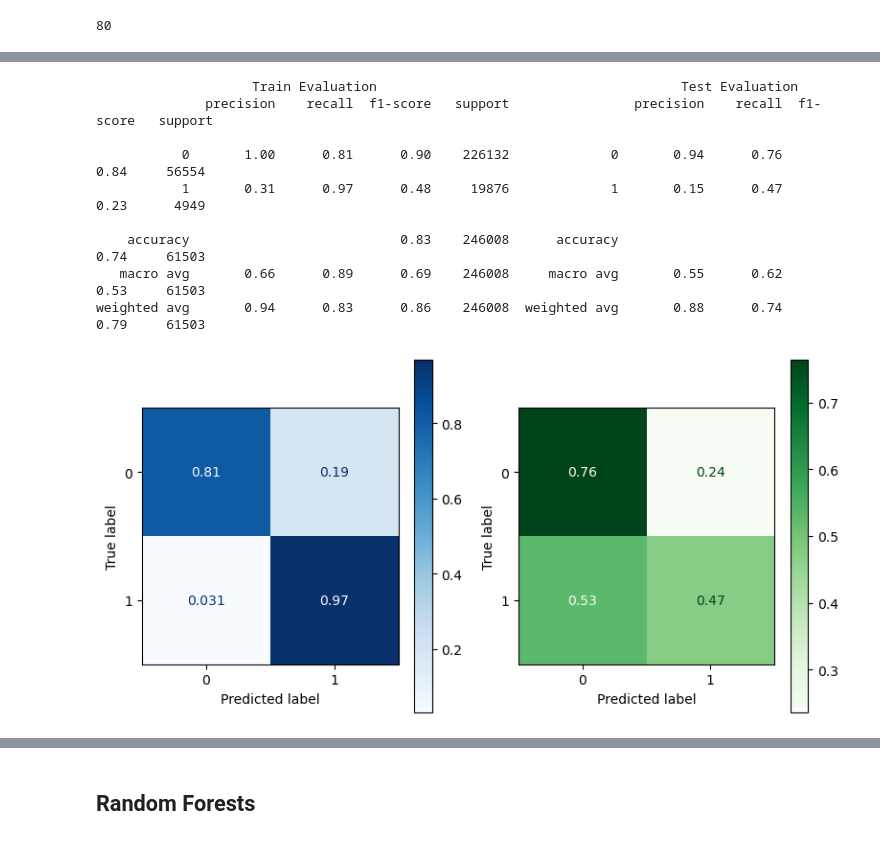
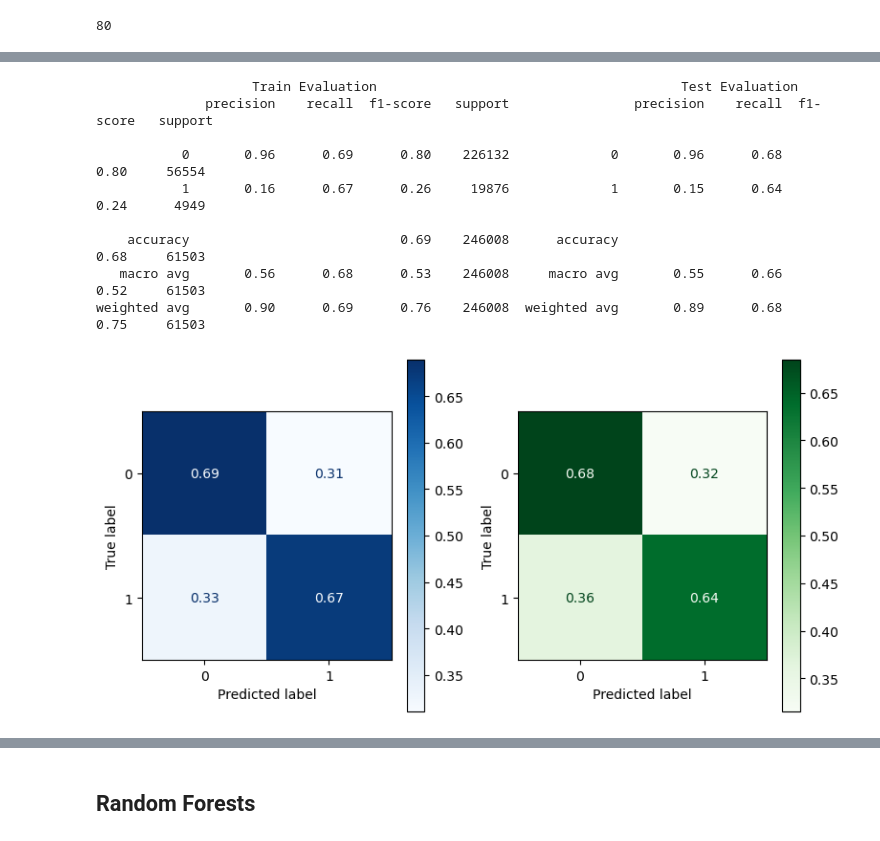
Before and after one commit to bkusuma/home-credit-default-risk, a Jupyter notebook: kaggle/working/02_Modelling.ipynb, the cells around one changed output, grey strips where cells are left out. Saved outputs shown, nothing was run; the diff lists cells and outputs as text; code cells hidden in the pictures.

```diff
--- a/kaggle/working/02_Modelling.ipynb
+++ b/kaggle/working/02_Modelling.ipynb
@@ -80,7 +76,7 @@ X = merged_application_test.drop(columns=["TARGET", "SK_ID_CURR"])
 y = merged_application_test["TARGET"].copy()
 # %%
 # split data 80/20 for training and testing
-X_train, X_test, y_train, y_test = train_test_split(X, y, test_size=0.2, random_state=42)
+X_train, X_test, y_train, y_test = train_test_split(X, y, train_size=0.8, test_size=0.2, random_state=42)
 # %%
 # fit data on preprocessor
 preprocessor.fit(X_train, y_train)
@@ -113,7 +109,7 @@ logreg_results = eval_classification(logreg, X_train, y_train, X_test, y_test,
 weighted avg       0.90      0.69      0.76    246008  weighted avg       0.90      0.69      0.76     61503
 [figure]
 # %%
-logreg_cv = LogisticRegressionCV(max_iter=1000, class_weight="balanced", Cs=100, cv=8, scoring="roc_auc").fit(X_train, y_train)
+logreg_cv = LogisticRegressionCV(max_iter=1000, class_weight="balanced", scoring="roc_auc", n_jobs=-1, random_state=42).fit(X_train, y_train)
 
 logreg_cv_results = eval_classification(logreg_cv, X_train, y_train, X_test, y_test,
                               model_name="Logistic Regression CV", results_frame=logreg_results)
@@ -153,19 +191,19 @@ dt.get_depth()
 # %%
-dt_params = {'max_depth': [20, 40, 60, 80]}
+dt_params = {'max_depth' : [2, 4, 5, 8, 10, 16, 20, 40, 80]}
 dt_gs = GridSearchCV(dt, dt_params, scoring="roc_auc", n_jobs=-1)
 dt_gs.fit(X_train, y_train)
 dt_cv = dt_gs.best_estimator_.fit(X_train, y_train)
 
 dt_cv_results = eval_classification(dt_cv, X_train, y_train, X_test, y_test,
                                   model_name="Decision Tree CV", results_frame=dt_results)
 # %% [output]
                     Train Evaluation                                       Test Evaluation
               precision    recall  f1-score   support                precision    recall  f1-score   support
 
-           0       1.00      0.81      0.90    226132             0       0.94      0.76      0.84     56554
-           1       0.31      0.97      0.48     19876             1       0.15      0.47      0.23      4949
+           0       0.96      0.69      0.80    226132             0       0.96      0.68      0.80     56554
+           1       0.16      0.67      0.26     19876             1       0.15      0.64      0.24      4949
 
-    accuracy                           0.83    246008      accuracy                           0.74     61503
-   macro avg       0.66      0.89      0.69    246008     macro avg       0.55      0.62      0.53     61503
-weighted avg       0.94      0.83      0.86    246008  weighted avg       0.88      0.74      0.79     61503
+    accuracy                           0.69    246008      accuracy                           0.68     61503
+   macro avg       0.56      0.68      0.53    246008     macro avg       0.55      0.66      0.52     61503
+weighted avg       0.90      0.69      0.76    246008  weighted avg       0.89      0.68      0.75     61503
-[figure, old version]
+[figure, new version]
```
Also changed, not shown: parts of 37 cells of this notebook, 13 other files.
